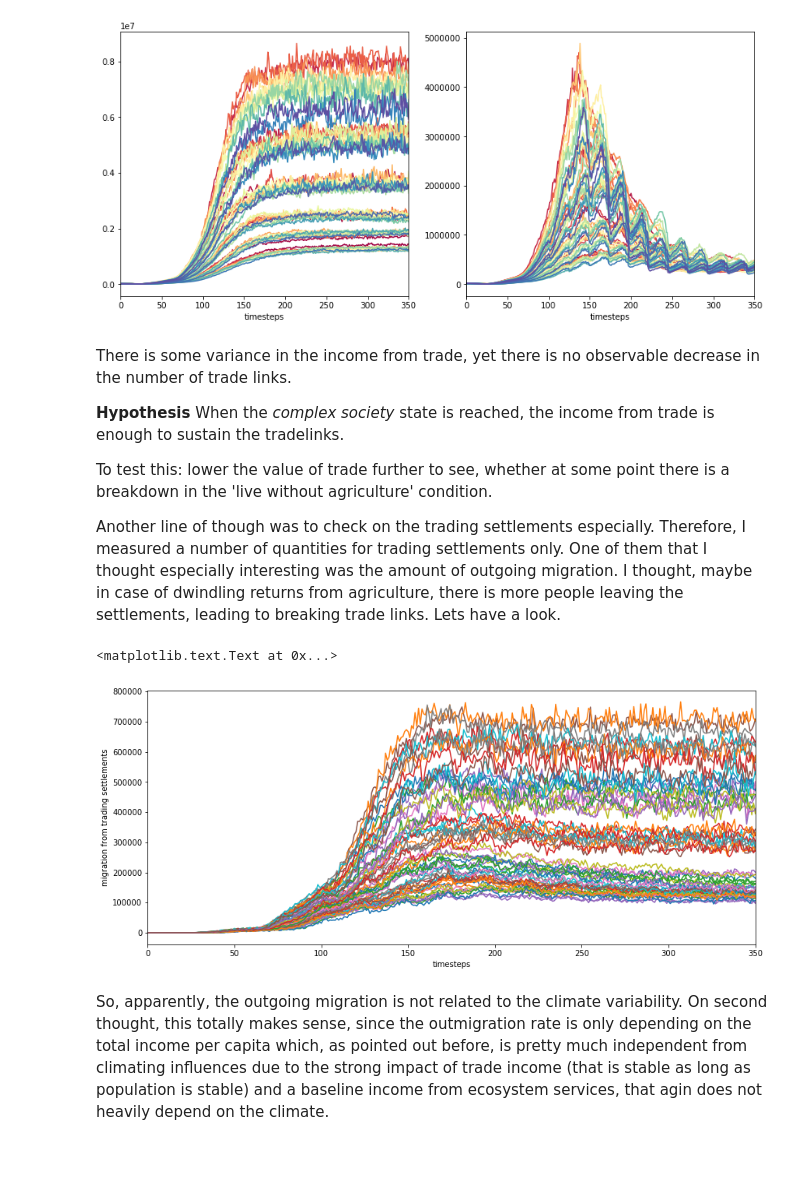
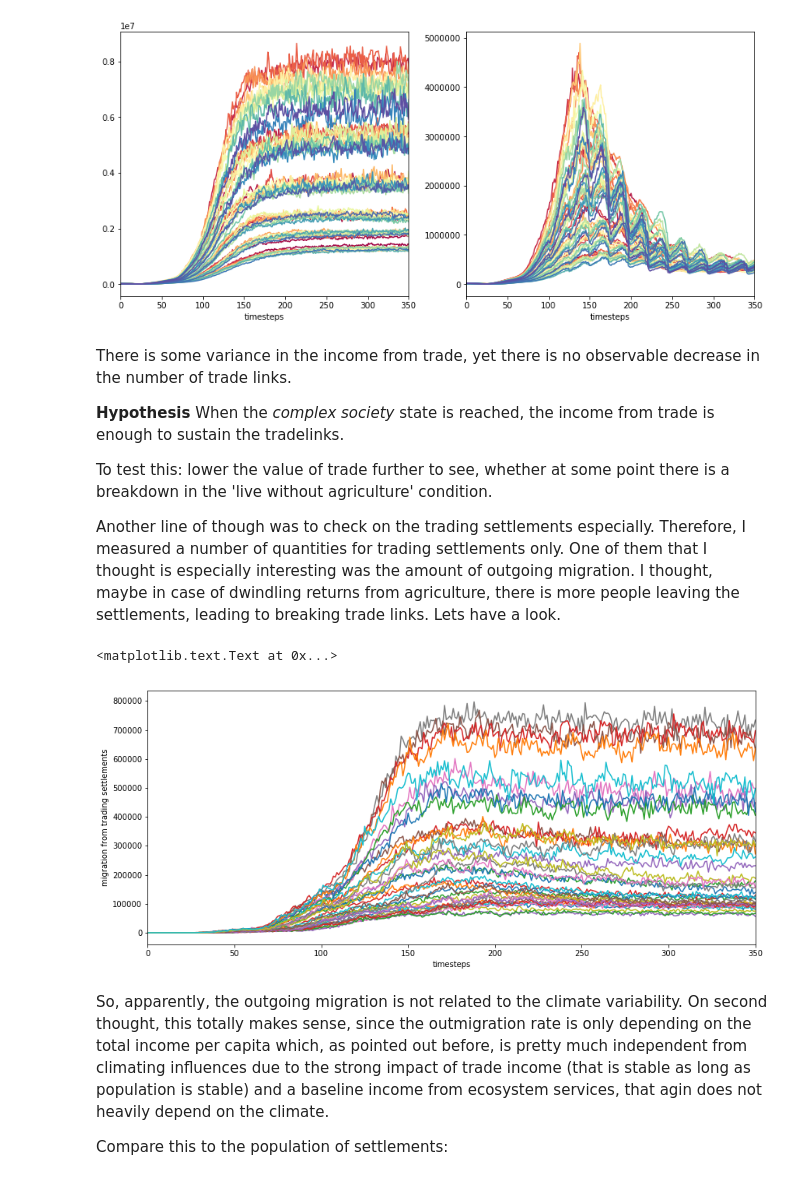
Before and after one commit to jakobkolb/Mayasim, a Jupyter notebook: Evaluation_Notebooks/X3_Evaluation.ipynb, the cells around one changed output. Drawn from its saved outputs; the diff is of its cells as text; code cells hidden in the pictures.

```diff
--- a/Evaluation_Notebooks/X3_Evaluation.ipynb
+++ b/Evaluation_Notebooks/X3_Evaluation.ipynb
@@ -108,14 +106,19 @@ There is some variance in the income from trade, yet there is no observable decr
 To test this: lower the value of trade further to see, whether at some point there is a breakdown in the 'live without agriculture' condition.
 
 Another line of though was to check on the trading settlements especially. Therefore, I measured a number of quantities for trading settlements only.
-One of them that I thought especially interesting was the amount of outgoing migration. I thought, maybe in case of dwindling returns from agriculture, there is more people leaving the settlements, leading to breaking trade links. Lets have a look.
+One of them that I thought is especially interesting was the amount of outgoing migration. I thought, maybe in case of dwindling returns from agriculture, there is more people leaving the settlements, leading to breaking trade links. Lets have a look.
 # %%
 location = '/home/jakob/Project_MayaSim/Python/output_data/X5_trade/results/traders_trajectory'
 data = pd.read_pickle(location)
-pt = data['mean_trajectories'].xs(level='precip_amplitude', key=False).unstack('observables')['total_migrants'].unstack(['r_trade', 'kill_cropless']).plot(legend=False)
+pt = data['mean_trajectories'].xs(level='kill_cropless', key=False)\
+    .unstack('observables')['total_migrants']\
+    .unstack(['r_trade', 'precip_amplitude']).plot(legend=False)
+
 pt.set_ylabel('migration from trading settlements')
 # %% [output]
 <matplotlib.text.Text at 0x...>
-[figure, old version]
+[figure, new version]
 # %% [markdown]
 So, apparently, the outgoing migration is not related to the climate variability. On second thought, this totally makes sense, since the outmigration rate is only depending on the total income per capita which, as pointed out before, is pretty much independent from climating influences due to the strong impact of trade income (that is stable as long as population is stable) and a baseline income from ecosystem services, that agin does not heavily depend on the climate.
+
+Compare this to the population of settlements:
```
Also changed, not shown: parts of 3 cells of this notebook, 6 other files.
